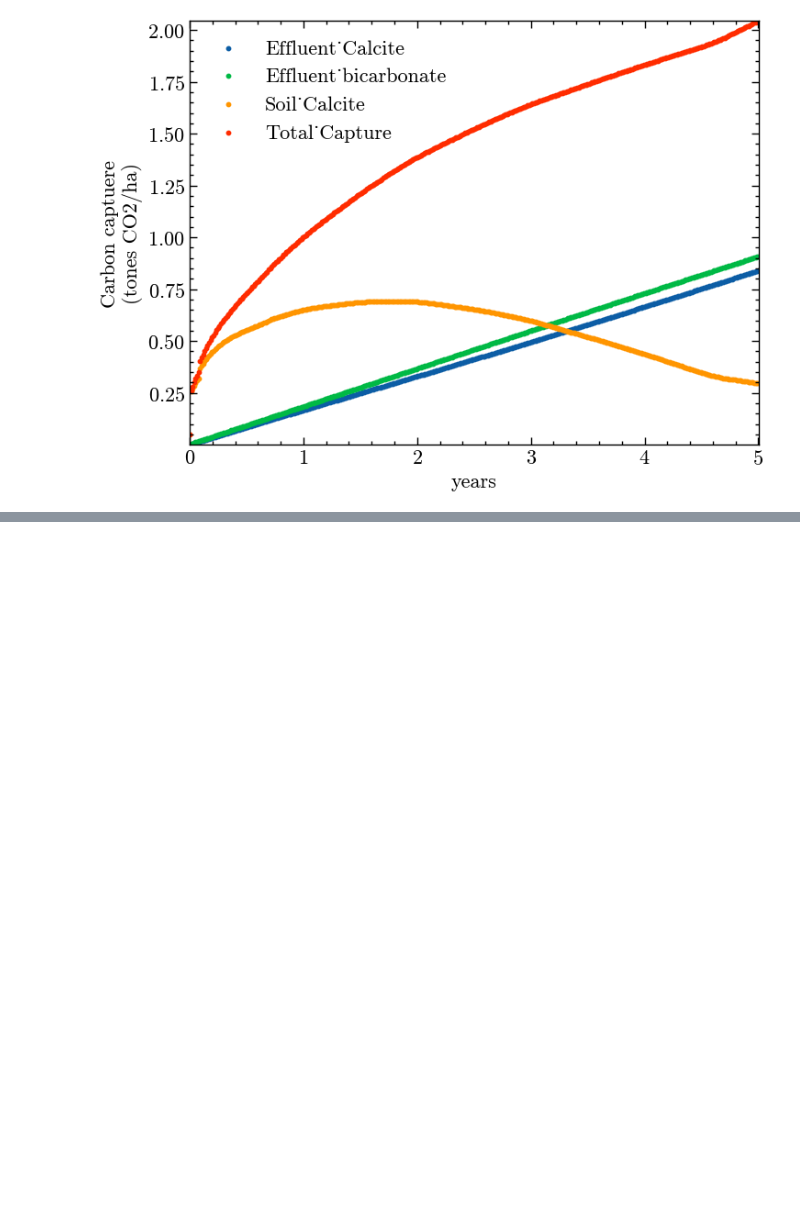
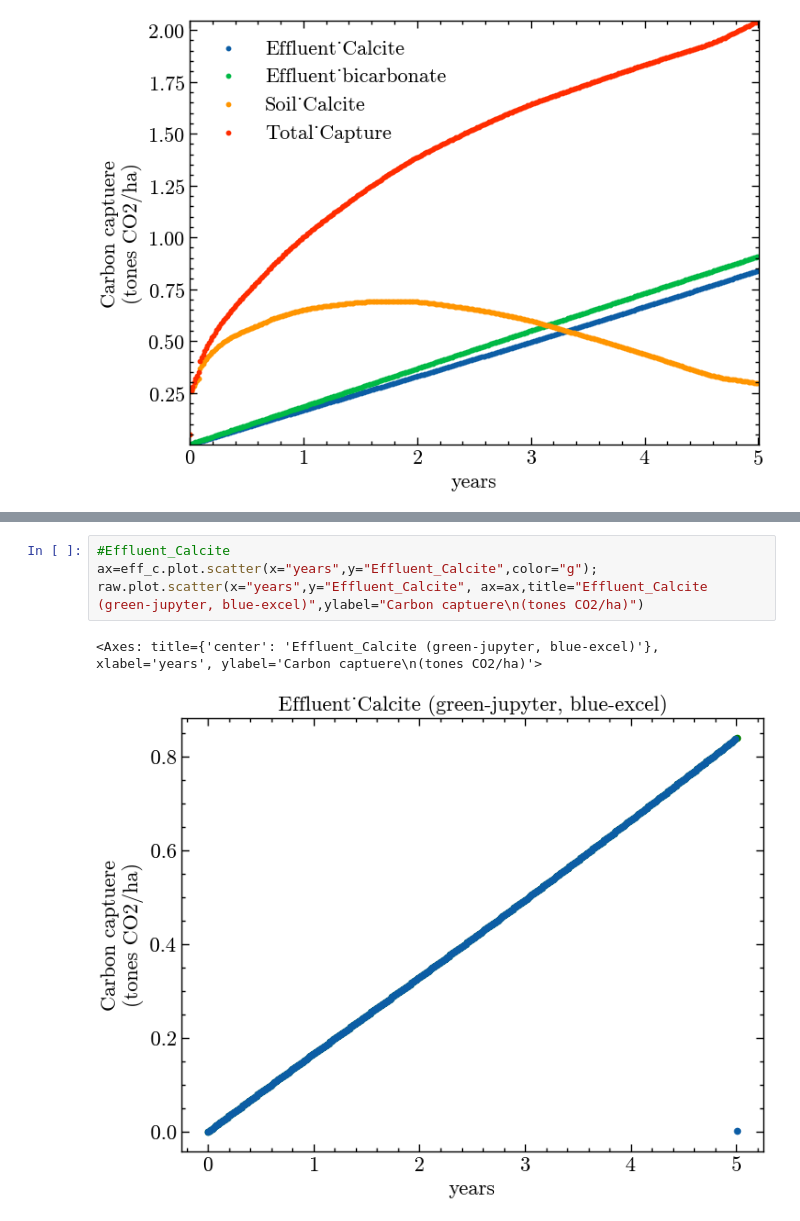
Before and after one commit to Geochemical-Modeling/PHREEQC_dataviz, a Jupyter notebook: co2capture_verfication.ipynb, the cells around one changed output, grey strips where cells are left out. Saved outputs shown, nothing was run; the diff lists cells and outputs as text; blank space fills up the shorter version.

```diff
--- a/co2capture_verfication.ipynb
+++ b/co2capture_verfication.ipynb
@@ -113,0 +175,7 @@ ax.autoscale(tight=True)
+# %%
+#Effluent_Calcite
+ax=eff_c.plot.scatter(x="years",y="Effluent_Calcite",color="g");
+raw.plot.scatter(x="years",y="Effluent_Calcite", ax=ax,title="Effluent_Calcite (green-jupyter, blue-excel)",ylabel="Carbon captuere\n(tones CO2/ha)")
+# %% [output]
+<Axes: title={'center': 'Effluent_Calcite (green-jupyter, blue-excel)'}, xlabel='years', ylabel='Carbon captuere\n(tones CO2/ha)'>
+[figure, added]
```
Also changed, not shown: parts of 9 cells of this notebook.
